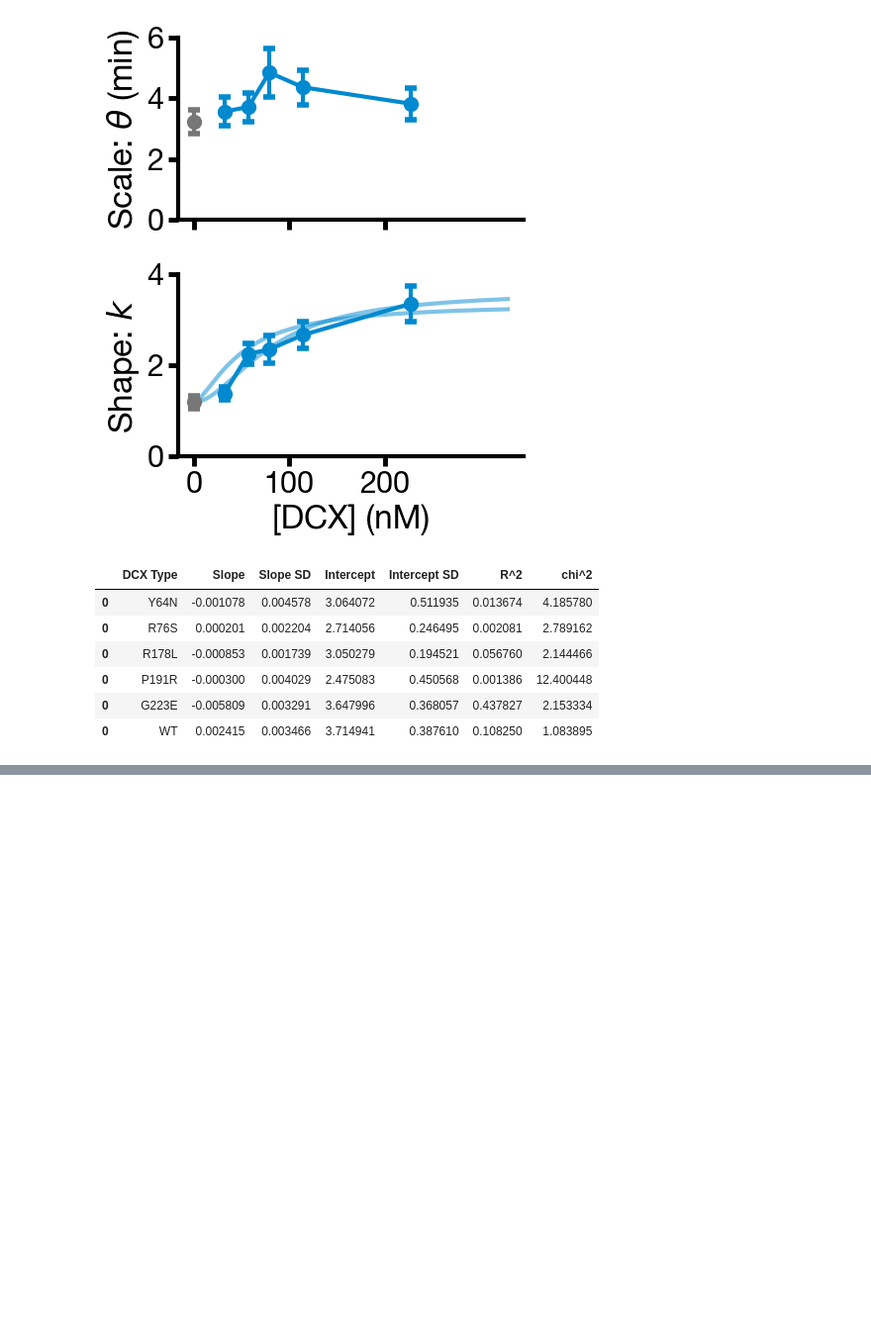
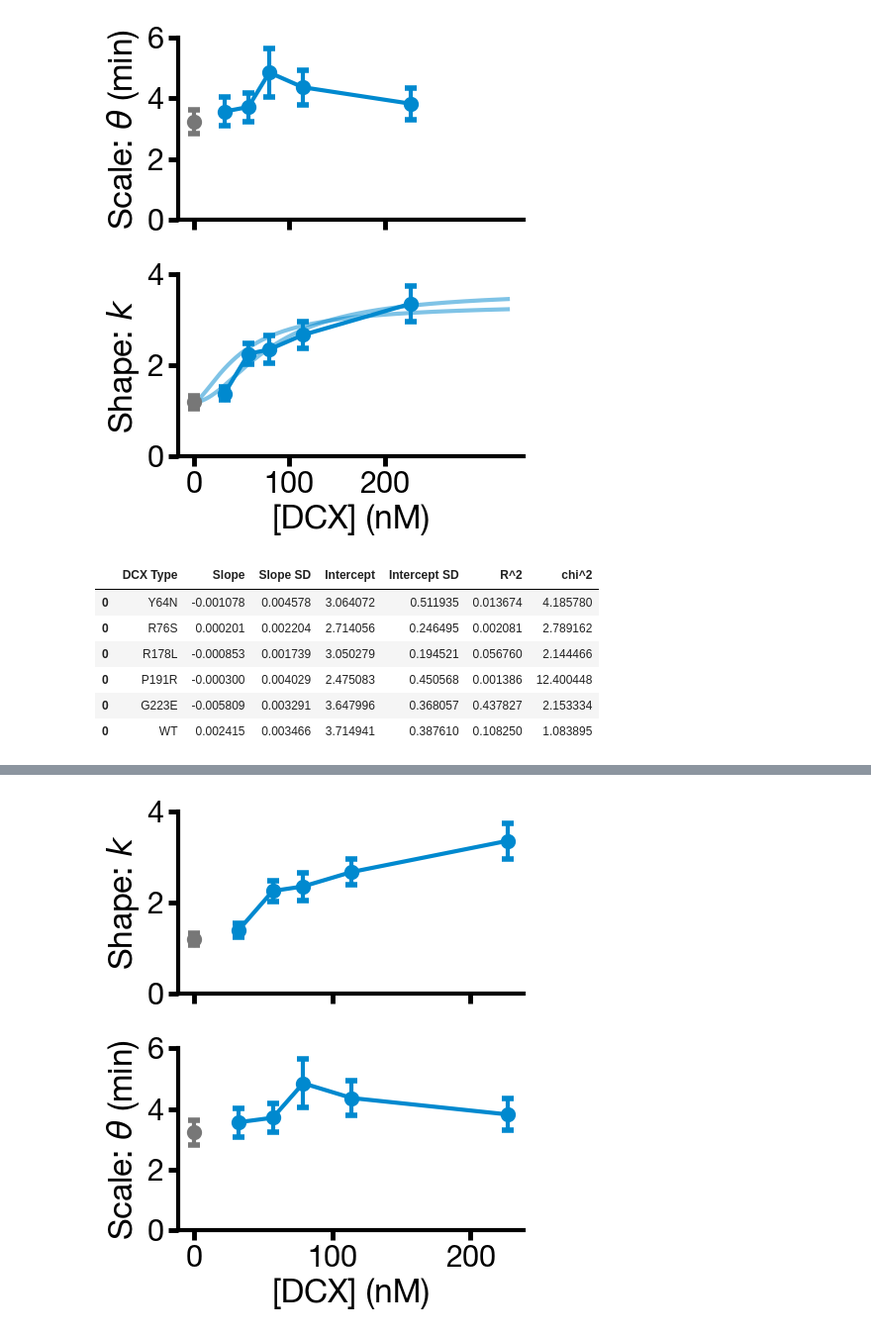
Before and after one commit to sofiacruzt/sofia-brouhardlab, a Jupyter notebook: dynamics/EJCB2023/Lifetime_HillFit.ipynb, the cells around one changed output, grey strips where cells are left out. Shown at 99% size. Saved outputs shown, nothing was run; the diff lists cells and outputs as text; code cells hidden in the pictures; blank space fills up the shorter version.

```diff
--- a/dynamics/EJCB2023/Lifetime_HillFit.ipynb
+++ b/dynamics/EJCB2023/Lifetime_HillFit.ipynb
@@ -1122,28 +1122,86 @@ lin_fit_results
 | 0 | G223E | -0.005809 | 0.003291 | 3.647996 | 0.368057 | 0.437827 | 2.153334 |
 | 0 | WT | 0.002415 | 0.003466 | 3.714941 | 0.387610 | 0.108250 | 1.083895 |
 # %%
-x,y,yerr = pickdata2('WT', 2)
-x0,y0,yerr0 = pickdata2('None', 2)
+parameters = [GrowthRate,TimeToNucleate,Lifetime,ShrinkageRate]
+titles = ('Growth','Nucleation','Lifetime','Shronkage Rate')
+ylables = (GrowthRate,TimeToNucleate,Lifetime,ShrinkageRate)
 
-X = [*x0,*x][:-2]
-Y = [*y0,*y][:-2]
-Yerr = [*yerr0,*yerr][:-2]
+scattersize = 7
+cap = 4
 
-p, cov = np.polyfit(X,Y, 1, cov=True)
-var = np.diagonal(cov) #Refer [3]
-SElin = np.sqrt(var) #Refer [4]
+fig, ax = plt.subplots(2,1,figsize=(4.5,5.5),sharex=True)
+fig.subplots_adjust(hspace=0.3)
+#     plt.suptitle('Fitted pooled data', fontsize=30)
+#selectcoeff = ResultFit.dropna(subset=['Coefficient'])
 
-fitY = np.multiply(X,p[0])+p[1]
+count = 0
 
-R = R2S(Y,fitY)
+#palette = [grey,list(map(Color.get_hex,DC1color))[1],list(map(Color.get_hex,DC2color))[1],cyan]
+#[grey,cyan] #+ list(map(Color.get_hex,DC1color)) + list(map(Color.get_hex,DC2color)) + [green,cyan]
+palette = [grey,cyan]#palette_all
 
-chi = reduced_chi_squared(Y,fitY,Yerr,len(Y)-2)
+linx = np.arange(0, 330, 1)
 
-results0 = {'DCX Type': ['WT'], 'Slope': [p[0]], 'Slope SD': [SElin[0]], 'Intercept': [p[1]], 'Intercept SD': [SElin[1]], 'R^2': [R], 'chi^2': [chi]}
-lin_fit_results = pd.concat([lin_fit_results, pd.DataFrame(results0)], sort=False)
+for dcxtype in ['None','WT']:#ResultFit[Type].unique(): #['None','R76S','P191R','WT']: #
 
-lin_fit_results['Relative Slope'] = lin_fit_results['Slope']/p[0]
-lin_fit_results['Relative Slope SD'] = lin_fit_results['Slope']/p[0] * np.sqrt(np.square(SElin[0]/p[0])+np.square(lin_fit_results['Slope SD']/lin_fit_results['Slope']))
+    dcxtype_DF = ResultFit[(ResultFit[Type]==dcxtype) & (ResultFit['Parameter']==Lifetime)
+                           & (ResultFit[tubulin]==6)].dropna(subset=['Coefficient'])
 
-lin_fit_results
+    x = dcxtype_DF[(dcxtype_DF['Coefficient']==0)][DCXconc].values
+
+    y = dcxtype_DF[(dcxtype_DF['Coefficient']==0)]['Fit'].values
+    yerr = dcxtype_DF[(dcxtype_DF['Coefficient']==0)]['SE'].values
+
+    if dcxtype == 'None' or  dcxtype == 'WT':
+
+        ax[0].errorbar(x , y , yerr= yerr , fmt='',marker='o', markersize=scattersize,capsize = cap,
+                              markeredgewidth=4,elinewidth=3,color=palette[count], alpha = 1)
+
+    else:
+        ax[0].errorbar(x , y , yerr= yerr , fmt='',marker='o', markersize=scattersize,capsize = cap,
+                              markeredgewidth=4,elinewidth=3,color=palette[count], alpha = 0.80)
+
+    y = dcxtype_DF[(dcxtype_DF['Coefficient']==1)]['Fit'].values
+    yerr = dcxtype_DF[(dcxtype_DF['Coefficient']==1)]['SE'].values
+
+    if dcxtype == 'None' or  dcxtype == 'WT':
+
+        ax[1].errorbar(x , y , yerr= yerr , fmt='',marker='o', markersize=scattersize,capsize = cap,
+                              markeredgewidth=4,elinewidth=3,color=palette[count], alpha = 1)
+
+    else:
+        ax[1].errorbar(x , y , yerr= yerr , fmt=linetype[count],marker='o', markersize=scattersize,capsize = cap,
+                              markeredgewidth=4,elinewidth=3,color=palette[count], alpha = 0.80)
+
+    count += 1
+
+for i in [0,1]:
+    ax[i].spines['right'].set_visible(False)
+    ax[i].spines['top'].set_visible(False)
+    ax[i].spines['left'].set_lw(3)
+    ax[i].spines['bottom'].set_lw(3)
+    ax[i].tick_params(axis='both', width = 3.5, length = 7)
+
+    ax[i].set_xticks(np.arange(0, 251, 100))
+
+
+ax[0].set_ylim(0,4)
+ax[0].set_yticks(np.arange(0, 4.1, 2))
+
+ax[1].set_ylim(0,6)
+ax[1].set_yticks(np.arange(0, 6.1, 2))
+
+
+ax[1].set_xlabel( DCXconc)
+ax[0].set_ylabel( 'Shape: ' r'$k$')
+
+ax[1].set_ylabel( 'Scale: ' r'$\theta$'' (min)')
+
+sns.set_context("poster", font_scale=1, rc={"lines.linewidth":3.0})
+#plt.tight_layout()
+#ax[0].legend((Type_order),loc='upper left',title='DCX Type')
+#fig.suptitle('[Tubulin] ' r'$= 6 \mu M$')
+
+#plt.savefig(path.parents[0]/('joint_graphsFit_'+jointdate+'.png'))
+#plt.savefig(newmydir/('joint_graphsFit_lifetimeparms_all-mutants.pdf'),bbox_inches='tight')
 # %% [output]
@@ -1156,0 +1208 @@ lin_fit_results
+[figure, added]
```
Also changed, not shown: parts of 3 cells of this notebook.
